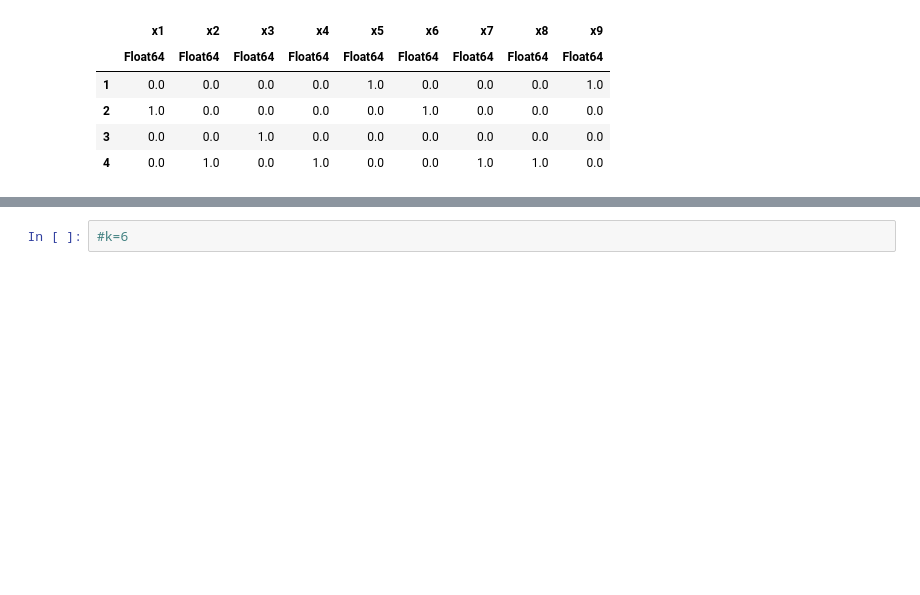
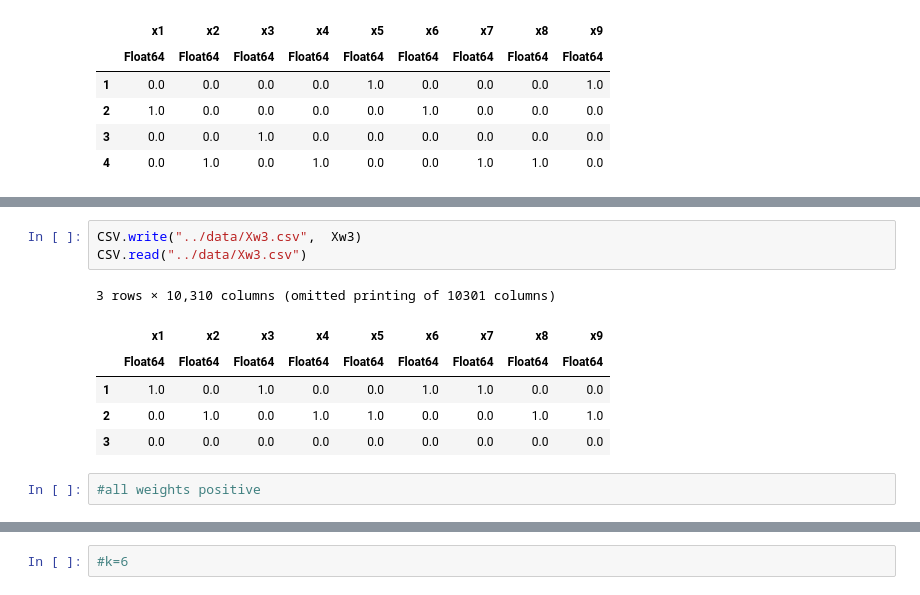
Before and after one commit to kathy908000/Health-Care-Research, a Jupyter notebook: code/glrm_kmeans.ipynb, the cells around one changed output, grey strips where cells are left out. Drawn from its saved outputs; the diff is of its cells as text; blank space fills up the shorter version.

```diff
--- a/code/glrm_kmeans.ipynb
+++ b/code/glrm_kmeans.ipynb
@@ -851,0 +880,12 @@ for i in range(4: 920):
+# %%
+CSV.write("../data/Xw3.csv",  Xw3)
+CSV.read("../data/Xw3.csv")
+# %% [output]
+3 rows × 10,310 columns (omitted printing of 10301 columns)
+|  | x1 | x2 | x3 | x4 | x5 | x6 | x7 | x8 | x9 |
+|  | Float64 | Float64 | Float64 | Float64 | Float64 | Float64 | Float64 | Float64 | Float64 |
+| 1 | 1.0 | 0.0 | 1.0 | 0.0 | 0.0 | 1.0 | 1.0 | 0.0 | 0.0 |
+| 2 | 0.0 | 1.0 | 0.0 | 1.0 | 1.0 | 0.0 | 0.0 | 1.0 | 1.0 |
+| 3 | 0.0 | 0.0 | 0.0 | 0.0 | 0.0 | 0.0 | 0.0 | 0.0 | 0.0 |
+# %%
+#all weights positive
```
Also changed, not shown: parts of 29 cells of this notebook, 1 other file.
